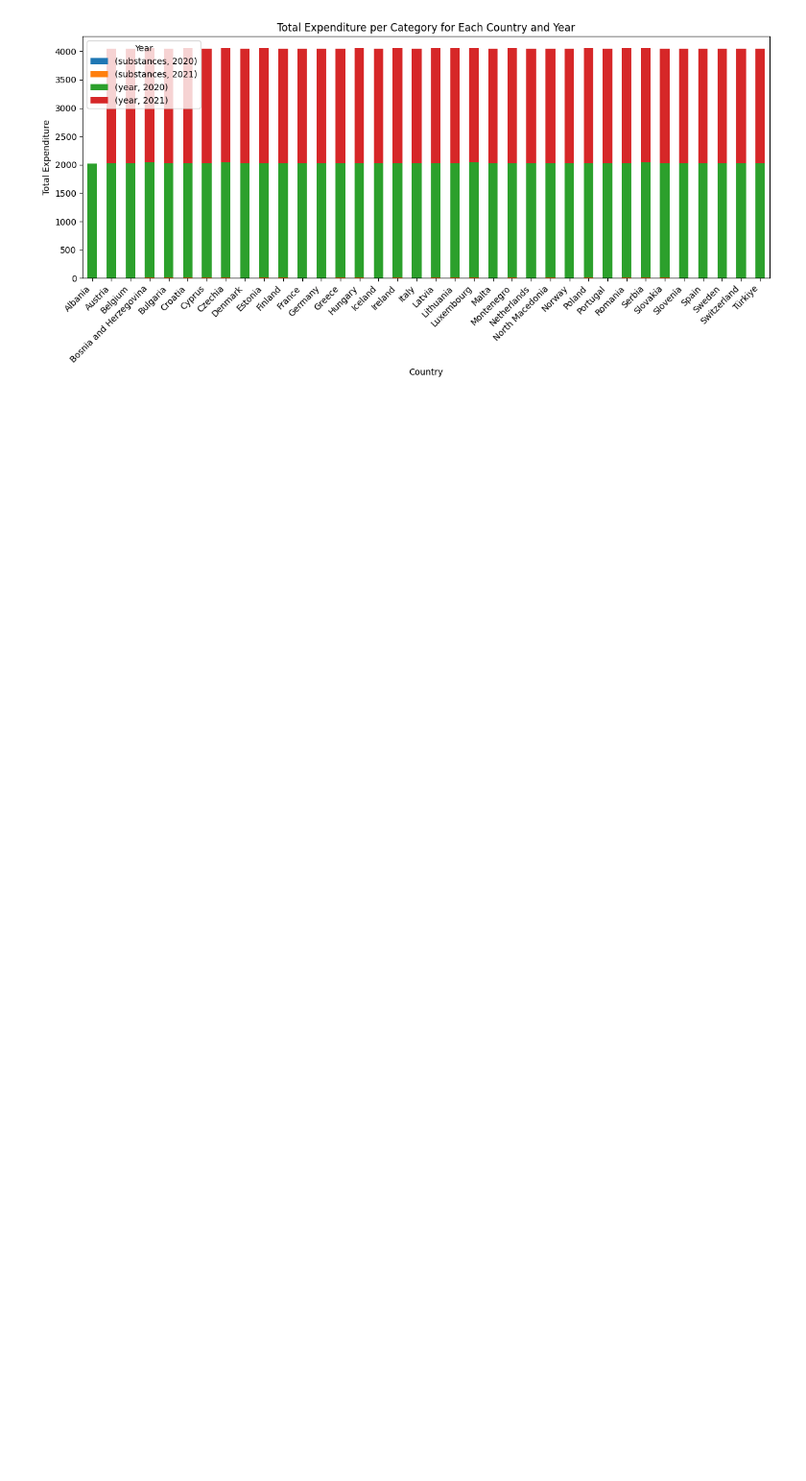
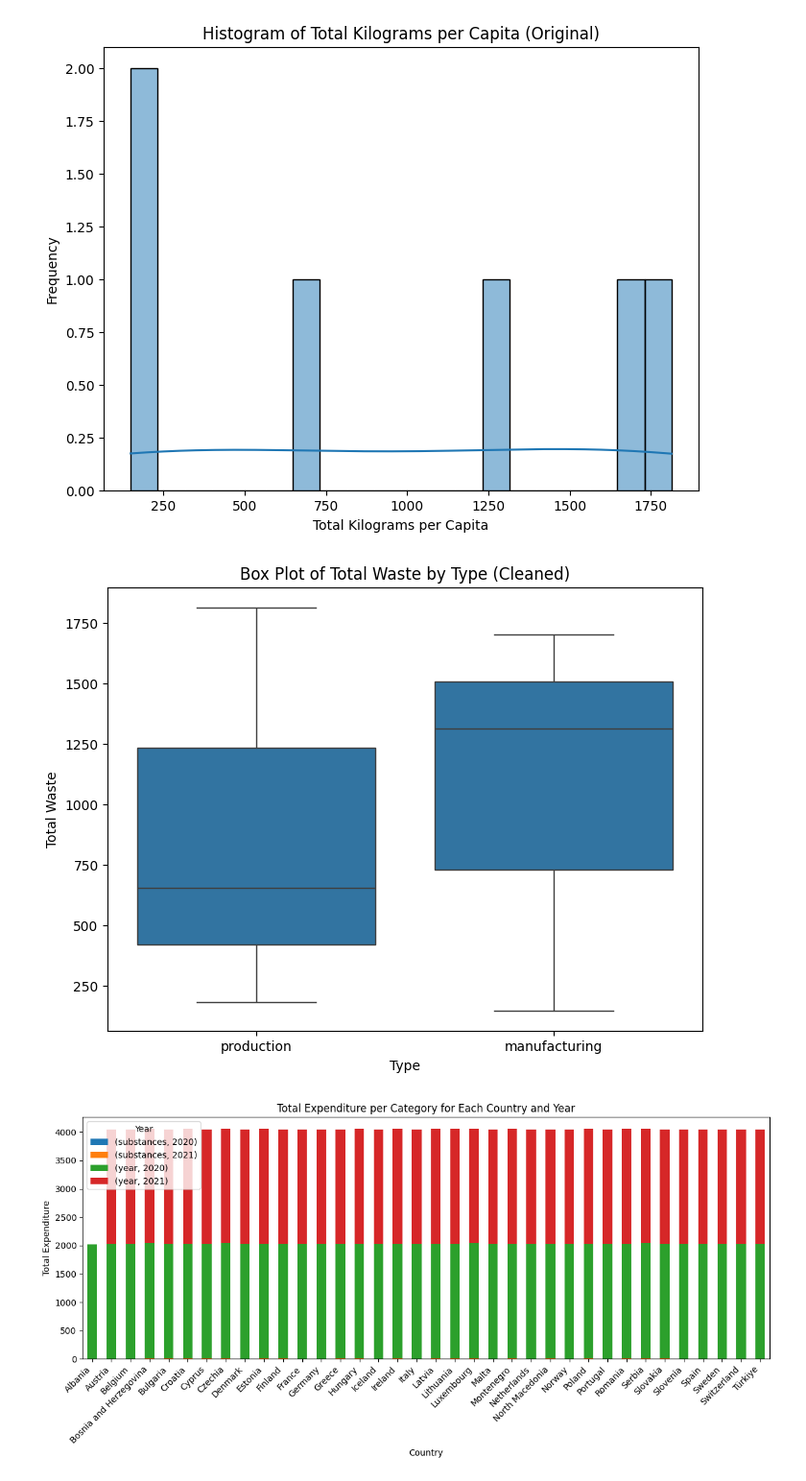
Before and after one commit to krantagat/food_waste_project, a Jupyter notebook: py_notebook/EDA.ipynb, the cells around one changed output. Shown at 96% size. Drawn from its saved outputs; the diff is of its cells as text; code cells hidden in the pictures; blank space fills up the shorter version.

```diff
--- a/py_notebook/EDA.ipynb
+++ b/py_notebook/EDA.ipynb
@@ -52,3 +176,30 @@ df_waste_per
+# %%
+import seaborn as sns
+import matplotlib.pyplot as plt
+
+
+# df_waste_cap_o = df_waste_cap_o.replace(":", "NaN")
+
+# Original dataset EDA
+# Histogram for a specific column in one of the DataFrames
+plt.figure(figsize=(8, 6))
+sns.histplot(data=df_composition_o, x='Total', bins=20, kde=True)
+plt.title('Histogram of Total Kilograms per Capita (Original)')
+plt.xlabel('Total Kilograms per Capita')
+plt.ylabel('Frequency')
+plt.show()
+
+# Clean dataset EDA
+# Box plot for a specific column in one of the DataFrames
+plt.figure(figsize=(8, 6))
+sns.boxplot(data=df_composition, x='type', y='total')
+plt.title('Box Plot of Total Waste by Type (Cleaned)')
+plt.xlabel('Type')
+plt.ylabel('Total Waste')
+plt.show()
+# %% [output]
+[figure, added]
+[figure, added]
 # %%
 # Assuming df is your DataFrame
 # First, convert the 'total' column to numeric and drop rows with missing values
```
Also changed, not shown: parts of 4 cells of this notebook, 3 other files.
